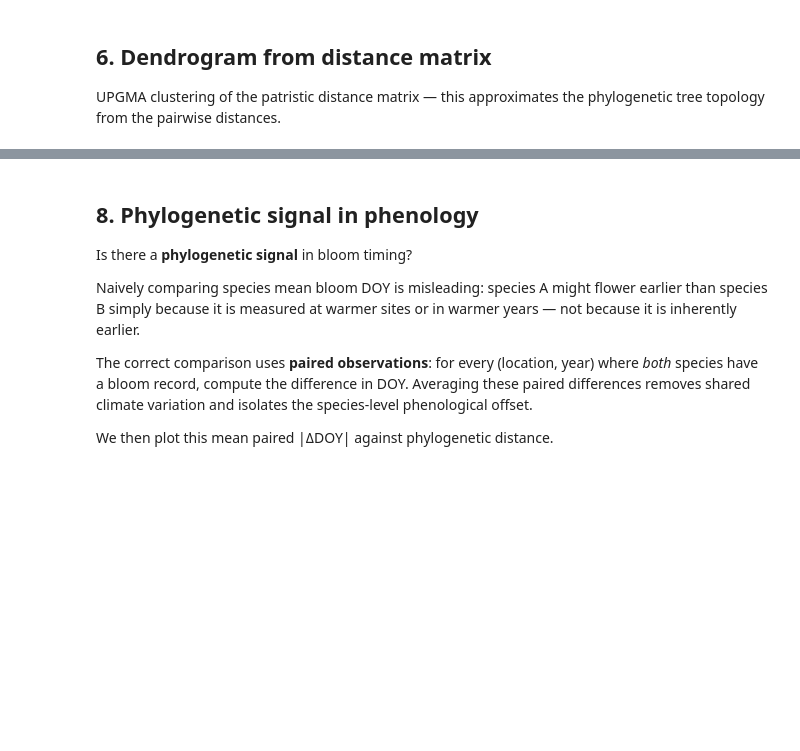
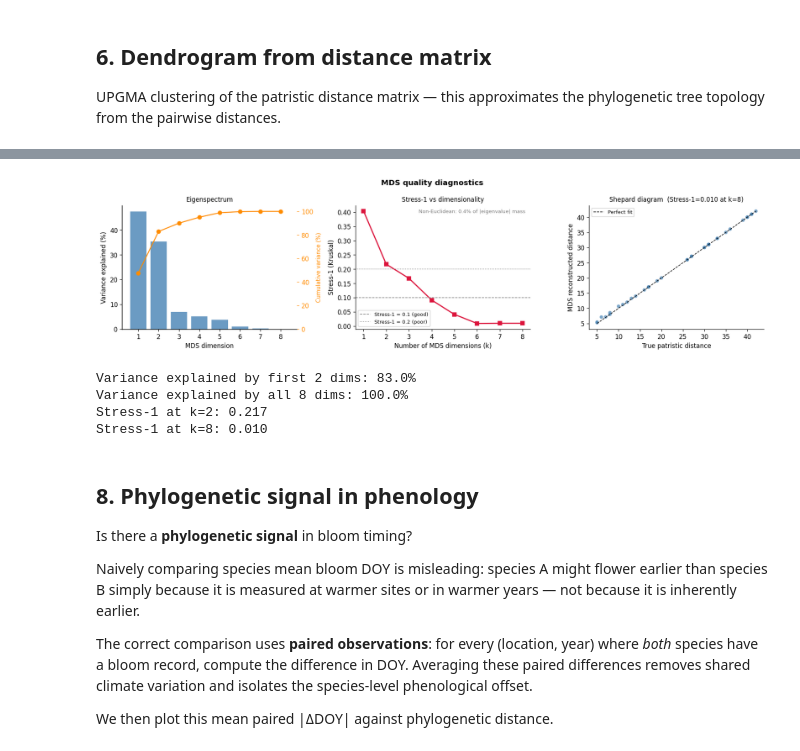
Before and after one commit to ronvree/pysephone, a Jupyter notebook: notebooks/phylogeny_fruit_trees.ipynb, the cells around one changed output, grey strips where cells are left out. Cells and saved outputs as stored; diff of their text form; code cells hidden in the pictures; blank space fills up the shorter version.

```diff
--- a/notebooks/phylogeny_fruit_trees.ipynb
+++ b/notebooks/phylogeny_fruit_trees.ipynb
@@ -39,6 +39,6 @@ We use `PEP725_fruit_trees_5`, a core subset covering six well-represented speci
 # %%
 # No calendar or feature providers needed — we work directly with observation dates
-obs = Dataset.load('PEP725_fruit_trees_5').observations
+obs = Dataset.load('PEP725_fruit_trees').observations
 
 print(f'Total samples (unique loc/year/species/subgroup): {len(obs)}')
 print(f'Observation types: {sorted(obs.observation_types)}')
@@ -166,7 +200,7 @@ plt.show()
 
 The patristic distance matrix and MDS coordinates are then computed locally.
 # %%
-phylo = PhylogenyFeatures(k_embed=2, output=['mds', 'distances'])
+phylo = PhylogenyFeatures(k_embed=16, output=['mds', 'distances'])
 
 with warnings.catch_warnings(record=True) as captured:
     warnings.simplefilter('always')
@@ -358,3 +385,74 @@ plt.show()
+# %%
+# ── Eigenspectrum ────────────────────────────────────────────────────────
+cumvar = np.cumsum(evals_sort) / evals_sort.sum() * 100
+n_neg  = (evals < 0).sum()
+frac_neg = (-np.minimum(evals, 0)).sum() / np.abs(evals).sum() * 100
+
+# Stress-1 at each k
+idx_upper = np.triu_indices(n, k=1)
+d_true    = D[idx_upper]
+
+def stress1(coords_k):
+    from scipy.spatial.distance import pdist
+    d_hat = pdist(coords_k)
+    return np.sqrt(((d_true - d_hat)**2).sum() / (d_true**2).sum())
+
+stress_vals = [stress1(coords[:, :k]) for k in range(1, k_actual + 1)]
+
+fig, axes = plt.subplots(1, 3, figsize=(15, 4))
+fig.suptitle('MDS quality diagnostics', fontsize=12, fontweight='bold')
+
+# Left: eigenspectrum
+ax = axes[0]
+ax.bar(range(1, k_actual + 1), var_per_dim, color='steelblue', alpha=0.8)
+ax2 = ax.twinx()
+ax2.plot(range(1, k_actual + 1), cumvar[:k_actual], 'o-', color='darkorange', lw=1.5)
+ax2.set_ylabel('Cumulative variance (%)', color='darkorange', fontsize=9)
+ax2.tick_params(axis='y', colors='darkorange')
+ax2.set_ylim(0, 105)
+ax.set_xlabel('MDS dimension', fontsize=10)
+ax.set_ylabel('Variance explained (%)', fontsize=10)
+ax.set_title('Eigenspectrum', fontsize=10)
+ax.set_xticks(range(1, k_actual + 1))
+
+# Middle: Stress-1 curve
+ax = axes[1]
+ax.plot(range(1, k_actual + 1), stress_vals, 's-', color='crimson', lw=1.8)
+ax.axhline(0.1, color='grey', ls='--', lw=1, label='Stress-1 = 0.1 (good)')
+ax.axhline(0.2, color='grey', ls=':', lw=1, label='Stress-1 = 0.2 (poor)')
+ax.set_xlabel('Number of MDS dimensions (k)', fontsize=10)
+ax.set_ylabel('Stress-1 (Kruskal)', fontsize=10)
+ax.set_title('Stress-1 vs dimensionality', fontsize=10)
+ax.set_xticks(range(1, k_actual + 1))
+ax.legend(fontsize=8)
+ax.text(0.97, 0.97,
+        f'Non-Euclidean: {frac_neg:.1f}% of |eigenvalue| mass',
+        ha='right', va='top', transform=ax.transAxes, fontsize=8, color='grey')
+
+# Right: Shepard diagram (all dims)
+ax = axes[2]
+from scipy.spatial.distance import pdist
+d_hat_full = pdist(coords)
+ax.scatter(d_true, d_hat_full, s=30, alpha=0.7, color='steelblue', edgecolors='none')
+mn, mx = min(d_true.min(), d_hat_full.min()), max(d_true.max(), d_hat_full.max())
+ax.plot([mn, mx], [mn, mx], 'k--', lw=1, label='Perfect fit')
+ax.set_xlabel('True patristic distance', fontsize=10)
+ax.set_ylabel('MDS reconstructed distance', fontsize=10)
+ax.set_title(f'Shepard diagram  (Stress-1={stress_vals[-1]:.3f} at k={k_actual})', fontsize=10)
+ax.legend(fontsize=8)
+
+plt.tight_layout()
+plt.show()
+print(f'Variance explained by first 2 dims: {cumvar[1]:.1f}%')
+print(f'Variance explained by all {k_actual} dims: {cumvar[k_actual-1]:.1f}%')
+print(f'Stress-1 at k=2: {stress_vals[1]:.3f}')
+print(f'Stress-1 at k={k_actual}: {stress_vals[-1]:.3f}')
+# %% [output]
+[figure, added]
+Variance explained by first 2 dims: 83.0%
+Variance explained by all 8 dims: 100.0%
+Stress-1 at k=2: 0.217
+Stress-1 at k=8: 0.010
 # %% [markdown]
 ## 8. Phylogenetic signal in phenology
 
```
Also changed, not shown: parts of 16 cells of this notebook, 6 other files.
